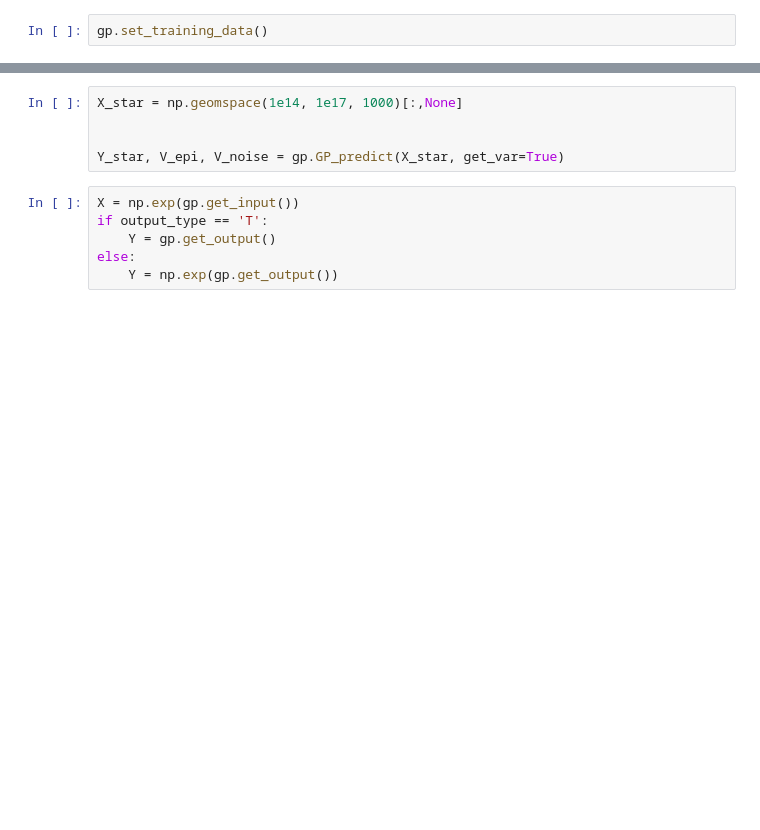
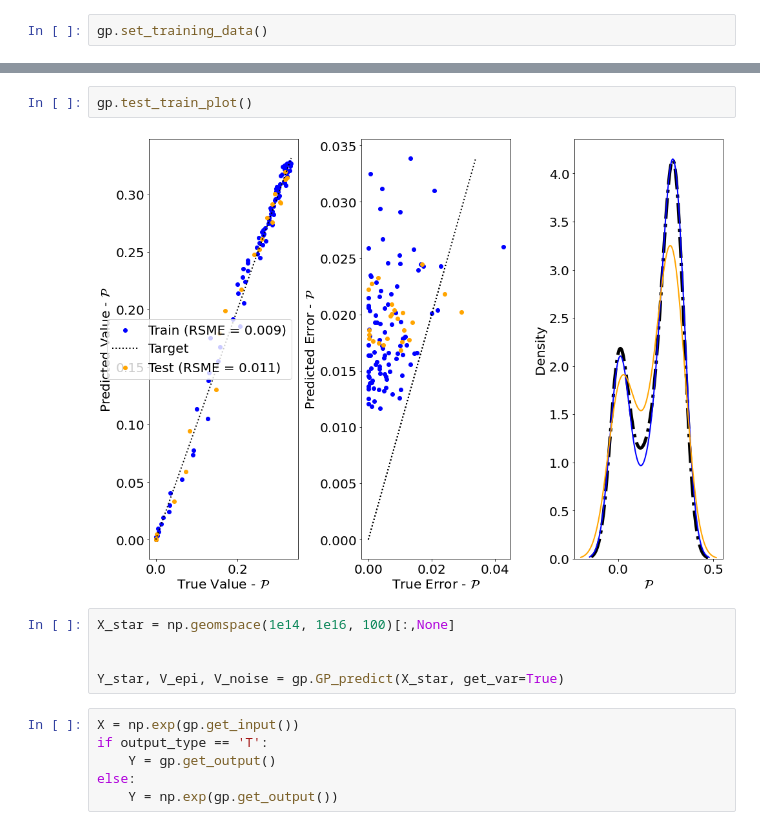
Before and after one commit to gosling123/epoch_surra, a Jupyter notebook: gp_scripts/gp_1D_test.ipynb, the cells around one changed output, grey strips where cells are left out. Drawn from its saved outputs; the diff is of its cells as text; blank space fills up the shorter version.

```diff
--- a/gp_scripts/gp_1D_test.ipynb
+++ b/gp_scripts/gp_1D_test.ipynb
@@ -33,5 +29,9 @@ l =  20.18581630195559 var =  4.074671797762959
+# %%
+gp.test_train_plot()
+# %% [output]
+[figure, added]
 # %%
-X_star = np.geomspace(1e14, 1e17, 1000)[:,None]
+X_star = np.geomspace(1e14, 1e16, 100)[:,None]
 
 
 Y_star, V_epi, V_noise = gp.GP_predict(X_star, get_var=True)
```
Also changed, not shown: parts of 6 cells of this notebook, 31 other files.
